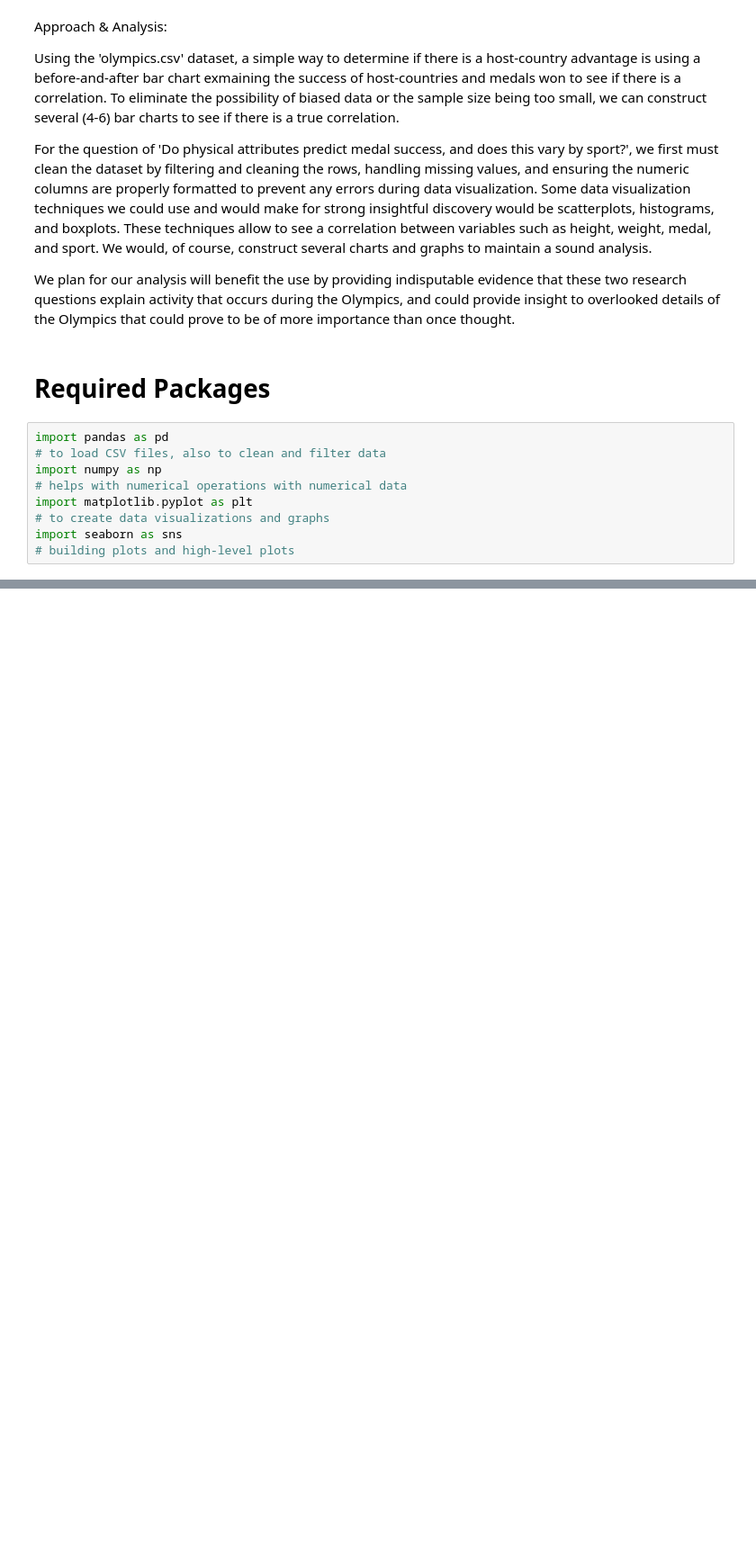
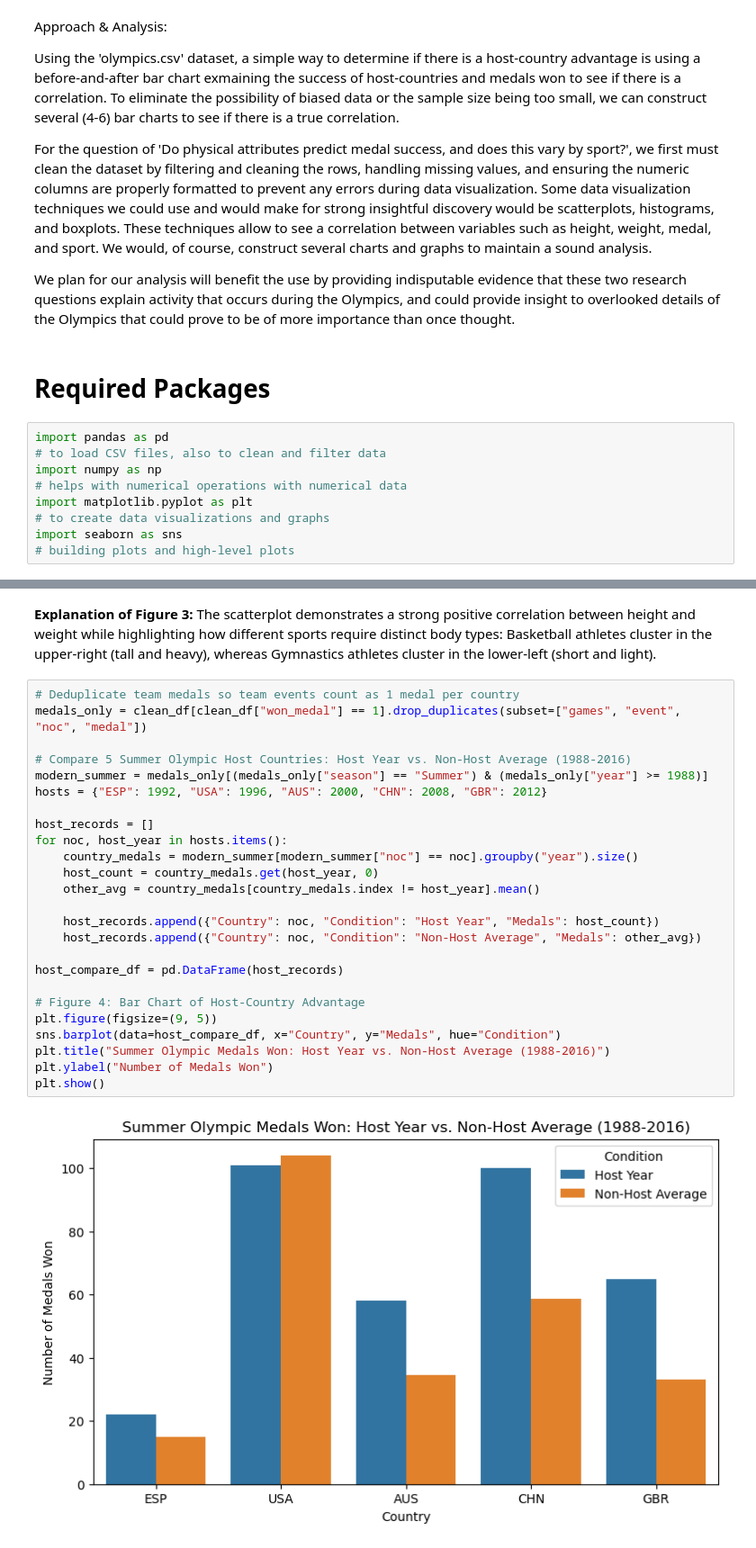
Before and after one commit to bryceao/olympicsdata, a Jupyter notebook: olympicsdata.ipynb, the cells around one changed output, grey strips where cells are left out. Shown at 90% size. Drawn from its saved outputs; the diff is of its cells as text; blank space fills up the shorter version.

```diff
--- a/olympicsdata.ipynb
+++ b/olympicsdata.ipynb
@@ -30,0 +151,29 @@ import seaborn as sns
+# %% [markdown]
+**Explanation of Figure 3:** The scatterplot demonstrates a strong positive correlation between height and weight while highlighting how different sports require distinct body types: Basketball athletes cluster in the upper-right (tall and heavy), whereas Gymnastics athletes cluster in the lower-left (short and light).
+# %%
+# Deduplicate team medals so team events count as 1 medal per country
+medals_only = clean_df[clean_df["won_medal"] == 1].drop_duplicates(subset=["games", "event", "noc", "medal"])
+
+# Compare 5 Summer Olympic Host Countries: Host Year vs. Non-Host Average (1988-2016)
+modern_summer = medals_only[(medals_only["season"] == "Summer") & (medals_only["year"] >= 1988)]
+hosts = {"ESP": 1992, "USA": 1996, "AUS": 2000, "CHN": 2008, "GBR": 2012}
+
+host_records = []
+for noc, host_year in hosts.items():
+    country_medals = modern_summer[modern_summer["noc"] == noc].groupby("year").size()
+    host_count = country_medals.get(host_year, 0)
+    other_avg = country_medals[country_medals.index != host_year].mean()
+
+    host_records.append({"Country": noc, "Condition": "Host Year", "Medals": host_count})
+    host_records.append({"Country": noc, "Condition": "Non-Host Average", "Medals": other_avg})
+
+host_compare_df = pd.DataFrame(host_records)
+
+# Figure 4: Bar Chart of Host-Country Advantage
+plt.figure(figsize=(9, 5))
+sns.barplot(data=host_compare_df, x="Country", y="Medals", hue="Condition")
+plt.title("Summer Olympic Medals Won: Host Year vs. Non-Host Average (1988-2016)")
+plt.ylabel("Number of Medals Won")
+plt.show()
+# %% [output]
+[figure, added]
```
Also changed, not shown: parts of 11 cells of this notebook, 1 other file.
